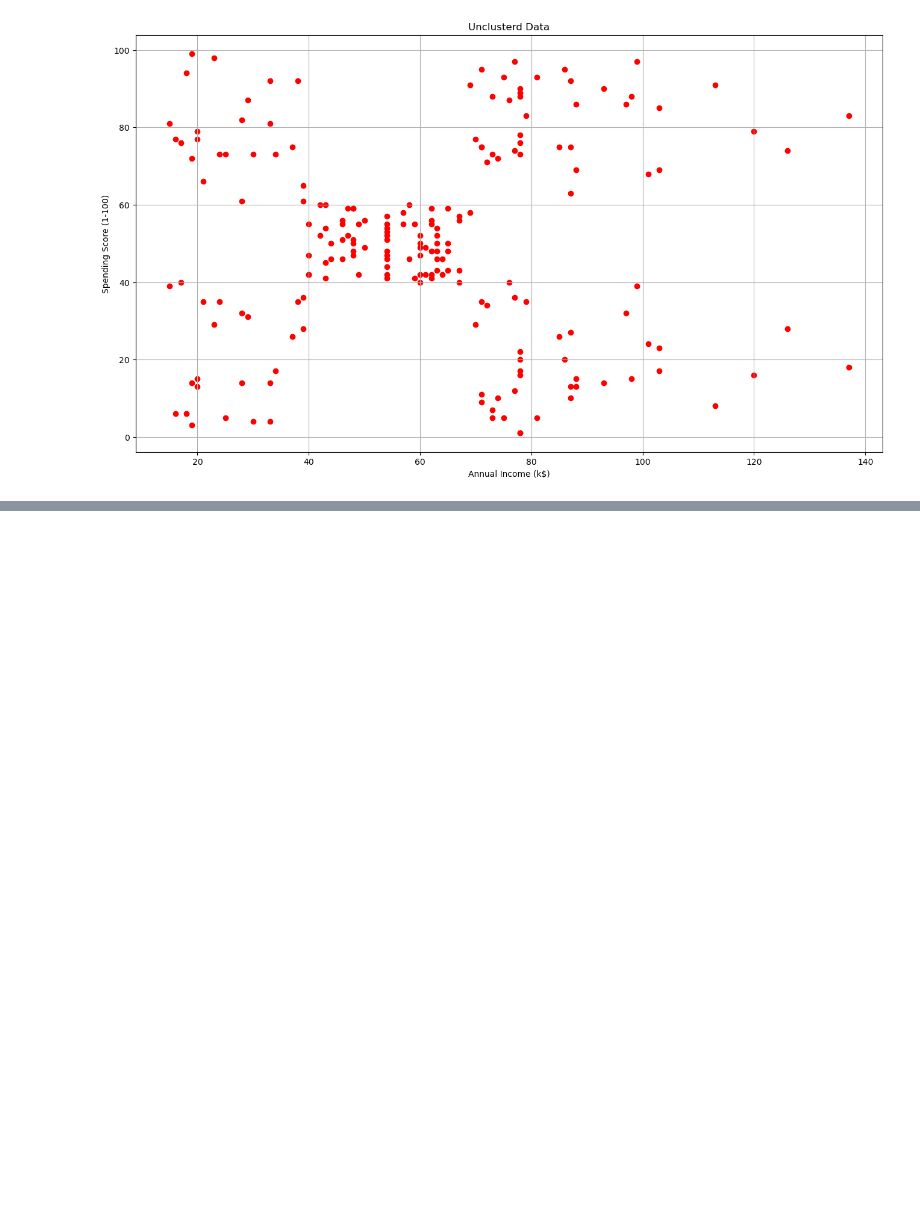
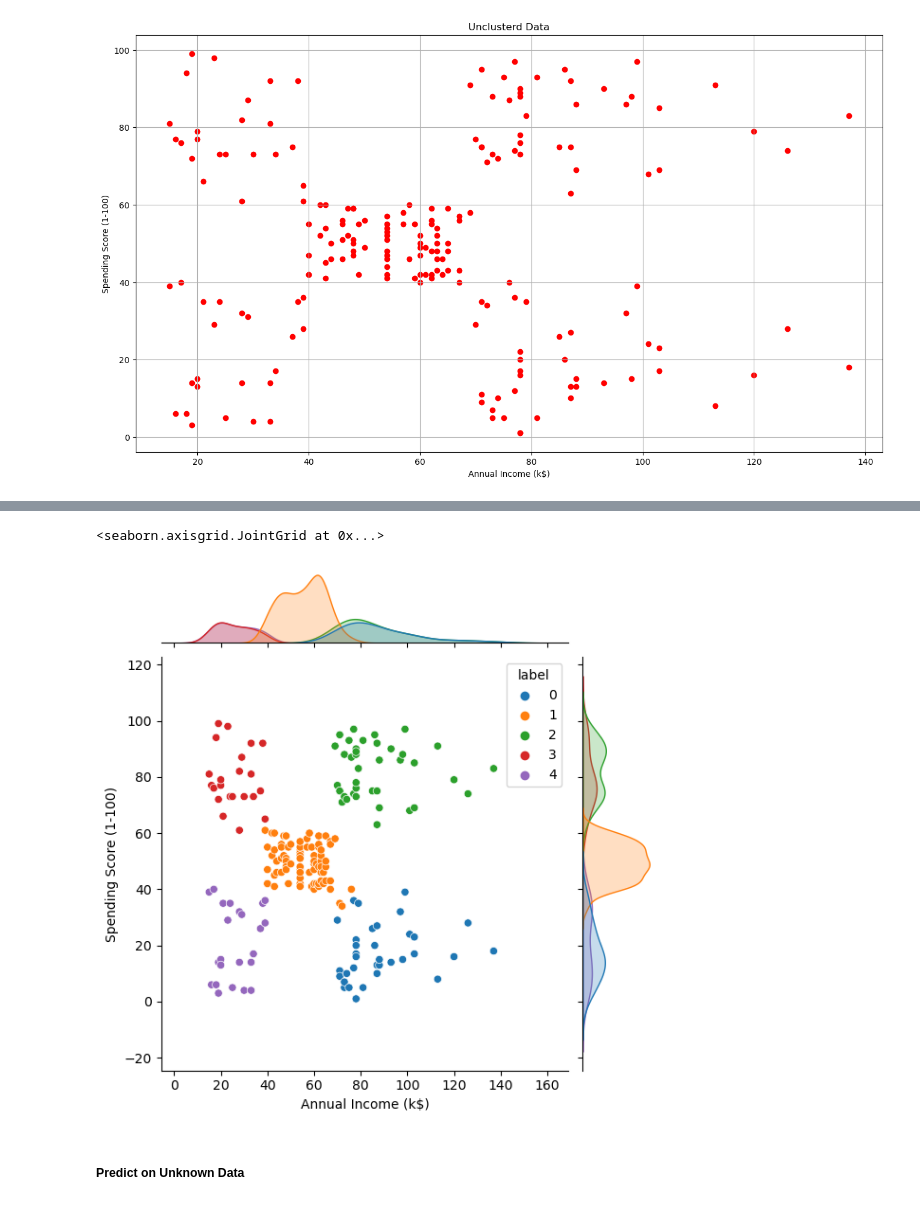
Before and after one commit to gituser2413/AI-and-ML, a Jupyter notebook: 45 K-Means Clustering.ipynb, the cells around one changed output, grey strips where cells are left out. Saved outputs shown, nothing was run; the diff lists cells and outputs as text; code cells hidden in the pictures; blank space fills up the shorter version.

```diff
--- a/45 K-Means Clustering.ipynb
+++ b/45 K-Means Clustering.ipynb
@@ -54,0 +230,2 @@ plt.scatter(x.iloc[:,0] , x.iloc[:,1], color ="red",marker = "o")
+# %%
+df["label"] = y        #1 new column is added.
@@ -54,0 +248,7 @@ plt.scatter(x.iloc[:,0] , x.iloc[:,1], color ="red",marker = "o")
+# %%
+sns.jointplot(x="Annual Income (k$)" ,y="Spending Score (1-100)" , data = df , hue = "label" ,palette = "tab10")
+# %% [output]
+<seaborn.axisgrid.JointGrid at 0x...>
+[figure, added]
+# %% [markdown]
+##### Predict on Unknown Data
```
Also changed, not shown: parts of 31 cells of this notebook, 4 other files.
